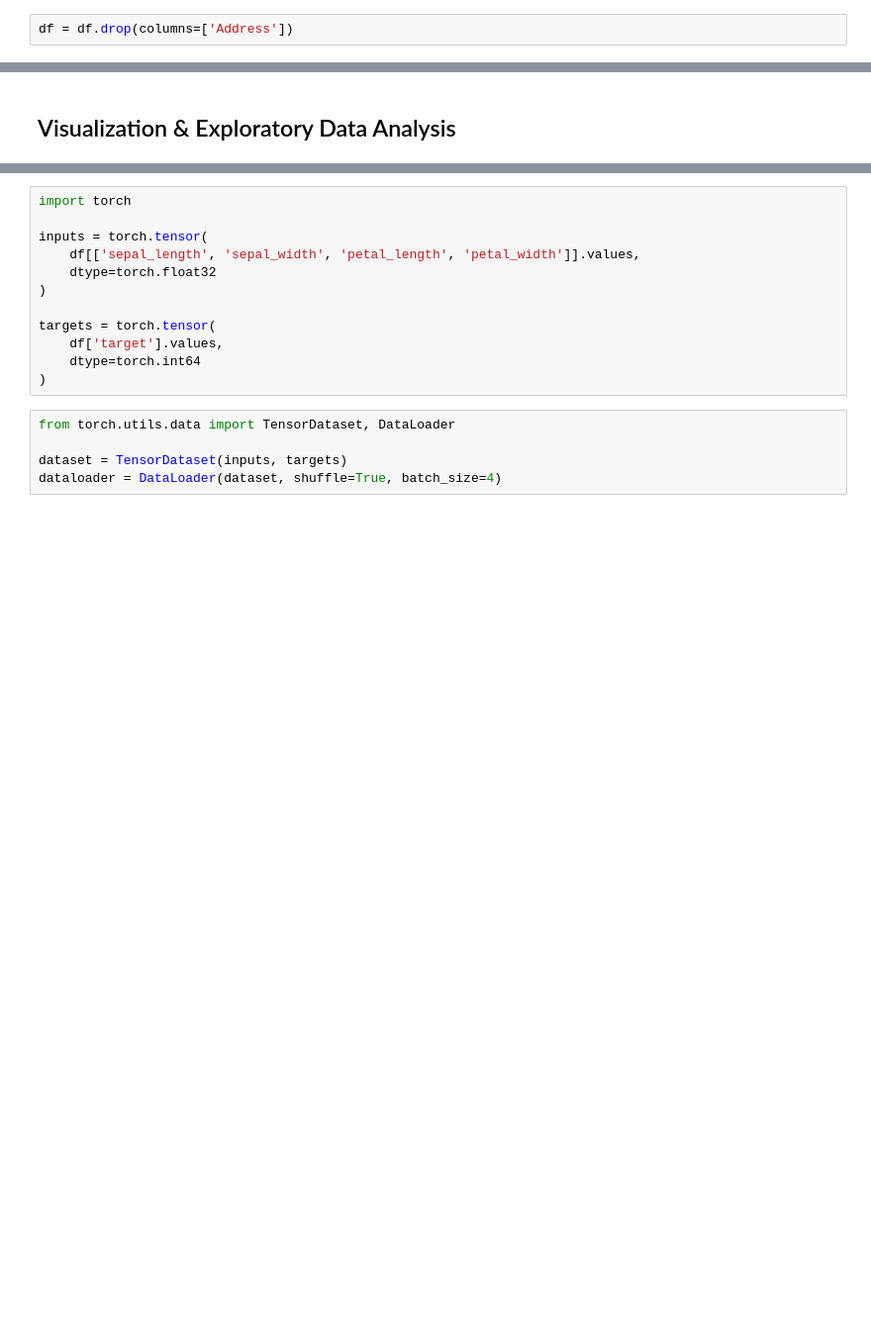
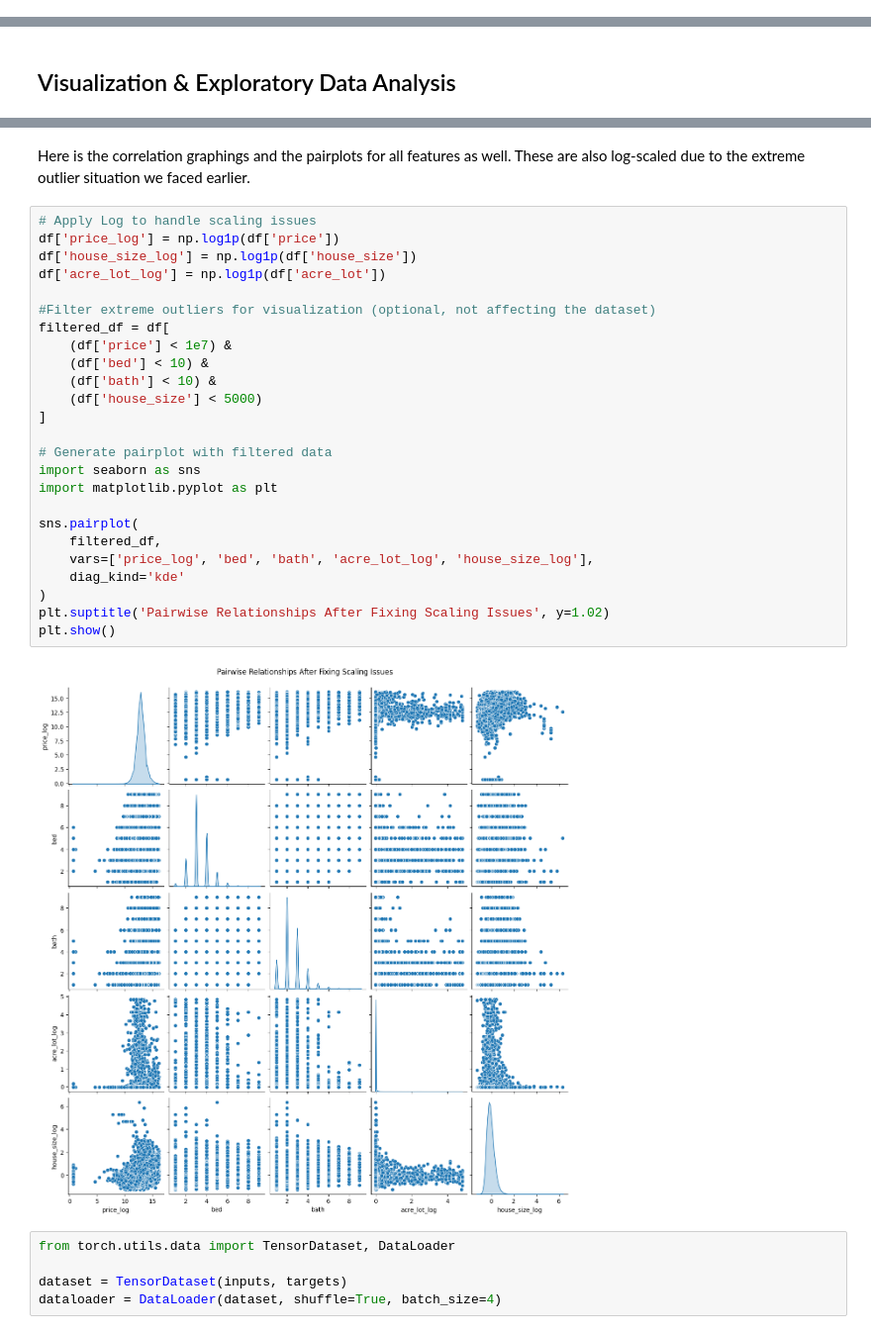
Before and after one commit to sandeepv6/house-prediction-tool, a Jupyter notebook: model/my_model.ipynb, the cells around one changed output, grey strips where cells are left out. Shown at 99% size. Drawn from its saved outputs; the diff is of its cells as text; blank space fills up the shorter version.

```diff
--- a/model/my_model.ipynb
+++ b/model/my_model.ipynb
@@ -68,2 +67,0 @@ First we will drop irrelevant columns. In our case the address is not needed.
-# %%
-df = df.drop(columns=['Address'])
@@ -151,15 +224,32 @@ plt.show()
-# %%
-import torch
-
-inputs = torch.tensor(
-    df[['sepal_length', 'sepal_width', 'petal_length', 'petal_width']].values,
-    dtype=torch.float32
-)
-
-targets = torch.tensor(
-    df['target'].values,
-    dtype=torch.int64
-)
+# %% [markdown]
+Here is the correlation graphings and the pairplots for all features as well. These are also log-scaled due to the extreme outlier situation we faced earlier.
+# %%
+# Apply Log to handle scaling issues
+df['price_log'] = np.log1p(df['price'])
+df['house_size_log'] = np.log1p(df['house_size'])
+df['acre_lot_log'] = np.log1p(df['acre_lot'])
+
+#Filter extreme outliers for visualization (optional, not affecting the dataset)
+filtered_df = df[
+    (df['price'] < 1e7) &
+    (df['bed'] < 10) &
+    (df['bath'] < 10) &
+    (df['house_size'] < 5000)
+]
+
+# Generate pairplot with filtered data
+import seaborn as sns
+import matplotlib.pyplot as plt
+
+sns.pairplot(
+    filtered_df,
+    vars=['price_log', 'bed', 'bath', 'acre_lot_log', 'house_size_log'],
+    diag_kind='kde'
+)
+plt.suptitle('Pairwise Relationships After Fixing Scaling Issues', y=1.02)
+plt.show()
+# %% [output]
+[figure, added]
 # %%
 from torch.utils.data import TensorDataset, DataLoader
 
```
Also changed, not shown: parts of 19 cells of this notebook.
